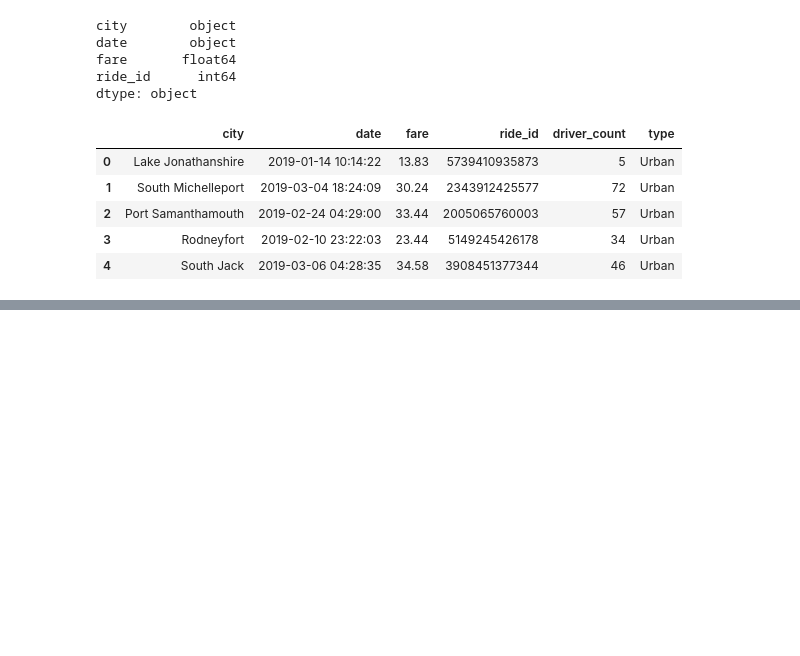
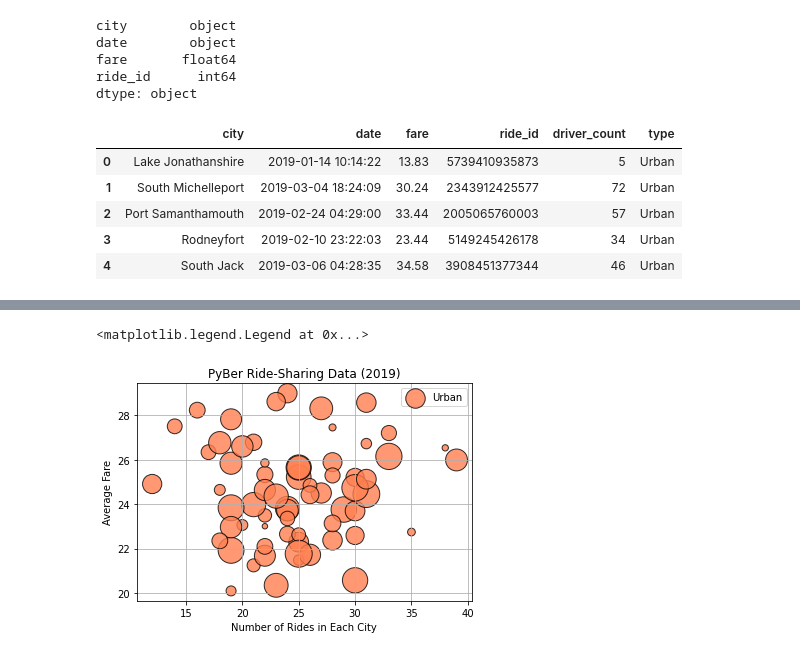
Before and after one commit to pbarana89/PyBer_Analysis, a Jupyter notebook: Pyber.ipynb, the cells around one changed output, grey strips where cells are left out. Drawn from its saved outputs; the diff is of its cells as text; code cells hidden in the pictures; blank space fills up the shorter version.

Commit message:
adding Bubble charts for city types and added the Pyber Ride Sharing Data chart.

```diff
--- a/Pyber.ipynb
+++ b/Pyber.ipynb
@@ -107,3 +107,7 @@ pyber_data_df.head()
 | 2 | Port Samanthamouth | 2019-02-24 04:29:00 | 33.44 | 2005065760003 | 57 | Urban |
 | 3 | Rodneyfort | 2019-02-10 23:22:03 | 23.44 | 5149245426178 | 34 | Urban |
 | 4 | South Jack | 2019-03-06 04:28:35 | 34.58 | 3908451377344 | 46 | Urban |
+# %%
+# Create the Urban city DataFrame.
+urban_cities_df = pyber_data_df[pyber_data_df["type"] == "Urban"]
+urban_cities_df.head()
@@ -109,0 +143,4 @@ pyber_data_df.head()
+# %%
+# Get the number of rides for Urban cities.
+urban_ride_count = urban_cities_df.groupby(["city"]).count()["ride_id"]
+urban_ride_count.head()
@@ -109,0 +179,4 @@ pyber_data_df.head()
+# %%
+# Get the average fare of rides for Urban cities.
+urban_ride_fares = urban_cities_df.groupby(["city"]).mean()["fare"]
+urban_ride_fares.head()
@@ -109,0 +215,4 @@ pyber_data_df.head()
+# %%
+# Get the average number of drivers for urban cities.
+urban_driver_count = urban_cities_df.groupby(["city"]).mean()["driver_count"]
+urban_driver_count.head()
@@ -109,0 +251,16 @@ pyber_data_df.head()
+# %%
+# Make a scatter plot for urban cities. The x-axis is the number of rides for each city.
+# The y-axis is the average fare for each city.
+# The size of each marker is the average number of drivers in each city.
+
+plt.scatter(urban_ride_count, urban_ride_fares, s= [i * 10 for i in urban_driver_count], alpha=.8, linewidths=1, color="coral", edgecolors="black", label="Urban")
+
+plt.xlabel("Number of Rides in Each City")
+plt.ylabel("Average Fare")
+plt.title("PyBer Ride-Sharing Data (2019)")
+plt.grid(True)
+#Add the legend
+plt.legend()
+# %% [output]
+<matplotlib.legend.Legend at 0x...>
+[figure, added]
```
Also changed, not shown: parts of 15 cells of this notebook, 1 other file.
